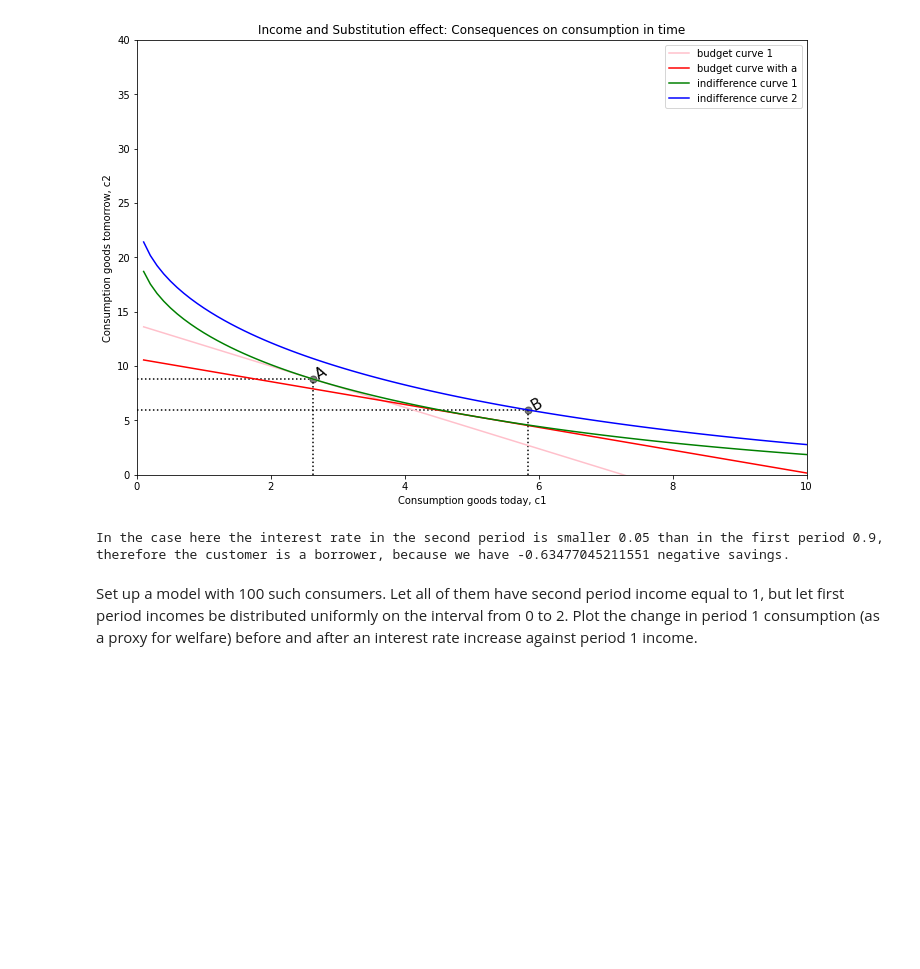
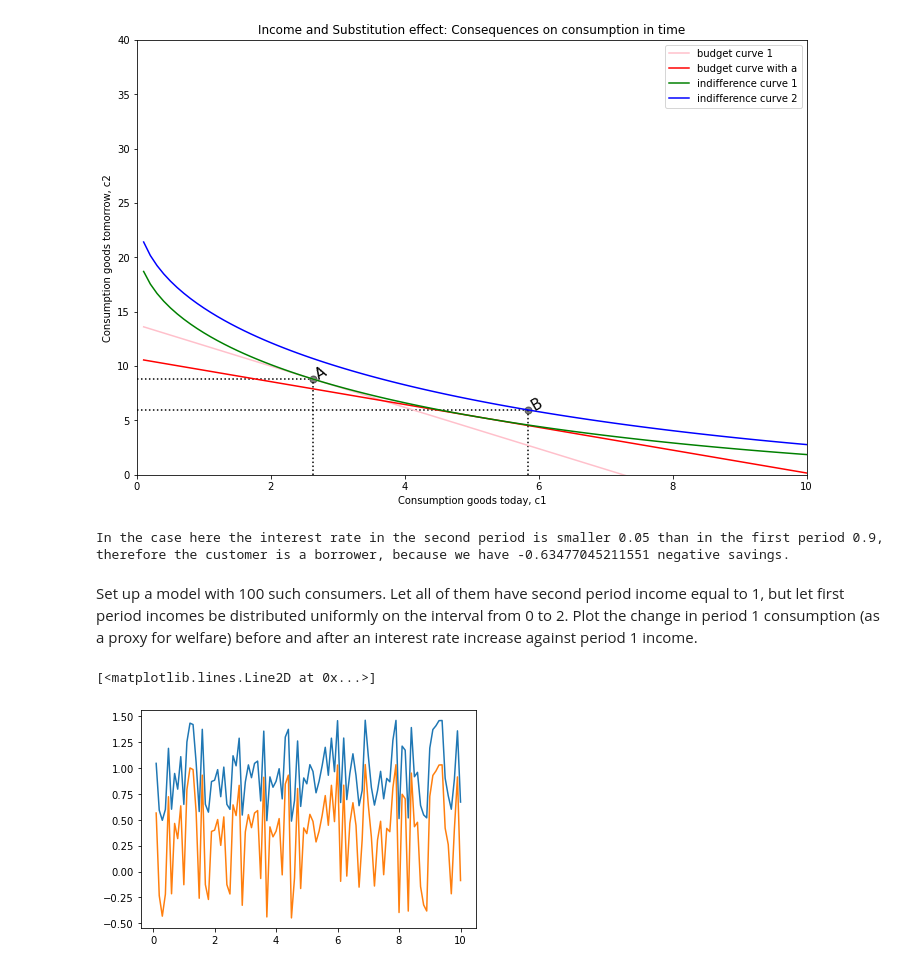
Before and after one commit to PaulineMalaguti/EBA3650, a Jupyter notebook: Lecture 5/QE_Problem_Set_5.ipynb, the cells around one changed output. Drawn from its saved outputs; the diff is of its cells as text; code cells hidden in the pictures; blank space fills up the shorter version.

```diff
--- a/Lecture 5/QE_Problem_Set_5.ipynb
+++ b/Lecture 5/QE_Problem_Set_5.ipynb
@@ -305,3 +305,65 @@ Set up a model with 100 such consumers. Let all of them have second period incom
 equal to 1, but let first period incomes be distributed uniformly on the interval from 0
 to 2. Plot the change in period 1 consumption (as a proxy for welfare) before and
 after an interest rate increase against period 1 income.
+# %%
+
+#do for i in in I1 = I1[i]
+def utility(c1, c2):
+    e = 0.5 ; q = 0.04
+    return np.power(c1,e)+(1/(1+q))*np.power(c2,e)
+
+def utility_budget(c1, ip_list):
+    I1 = ip_list[0] ; I2 = ip_list[1] ; r = ip_list[2]
+    c2 = I2 + (I1 - c1)*(1+r)
+    return utility(c1, c2)
+
+def demand(I1, I2, r):
+    c1 = newton_max(utility_budget, 0.1, [I1, I2, r])
+    c2 = I2 + (I1 - c1)*(1+r)
+    return c1, c2
+
+def indiff_dist(c2, mylist):
+    c1 = mylist[0] ; utility_level = mylist[1]
+    utitility_achieved = utility(c1,c2)
+    return utitility_achieved - utility_level
+
+def indifference(c1, util):
+    return newton_add(indiff_dist, 1, [c1,util])
+
+def indirect_utility(I1, I2, r):
+    c11, c22 = demand(I1, I2, r)
+    return utility(c11, c22)
+
+def diff_indirect_utilities(income_to_be_found,longlist):
+    I1 = longlist[0] ; I2 = longlist[1] ; r1 = longlist[2] ; r2 = longlist[3]
+    return indirect_utility(I1, I2, r1) - indirect_utility(I1,income_to_be_found,r2)
+
+# define the things we need
+n = 100 ; In1 = np.random.uniform(0,2,n) ; I2 = 8 ; r1 = 0.1 ; r2 = 0.85
+before = [] ; after = []
+
+for i in range(n):
+    I1 = In1[i]
+    a = newton_add(diff_indirect_utilities, 1, [I1, I2, r1, r2]) #Income level
+
+    c1 = np.linspace(0.1, 10, 100) # quantity of good today
+
+
+    # get the utility levels
+    u_bar = indirect_utility(I1, I2, r1)
+    u_bar2 = indirect_utility(I1, I2, r2)
+
+    # express utility max as a function of quantity of good 2
+    c21 = np.zeros((100,1)) ; c22 = np.zeros((100,1))
+
+    for idx in range(len(c1)):
+        c21[idx] = indifference(c1[idx], u_bar)
+        c22[idx] = indifference(c1[idx], u_bar2)
+    before.append(c21[idx])
+    after.append(c22[idx])
+
+plt.plot(c1,before)
+plt.plot(c1,after)
+# %% [output]
+[<matplotlib.lines.Line2D at 0x...>]
+[figure, added]
```
Also changed, not shown: parts of 1 cell of this notebook.
